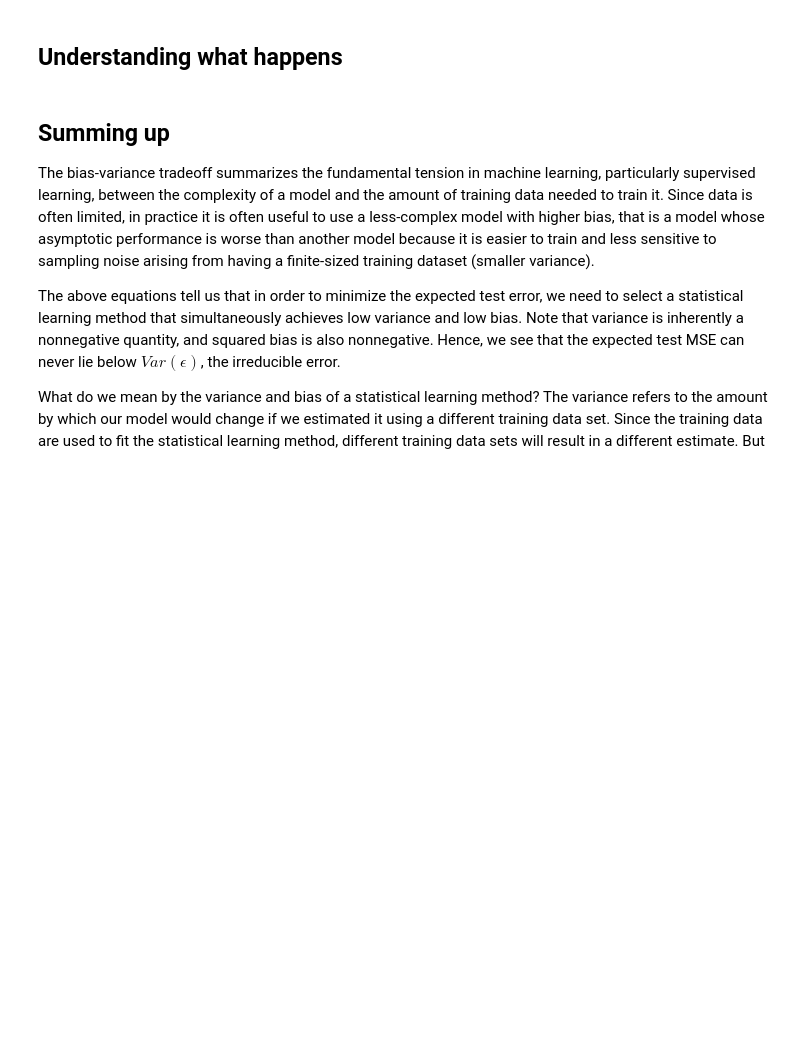
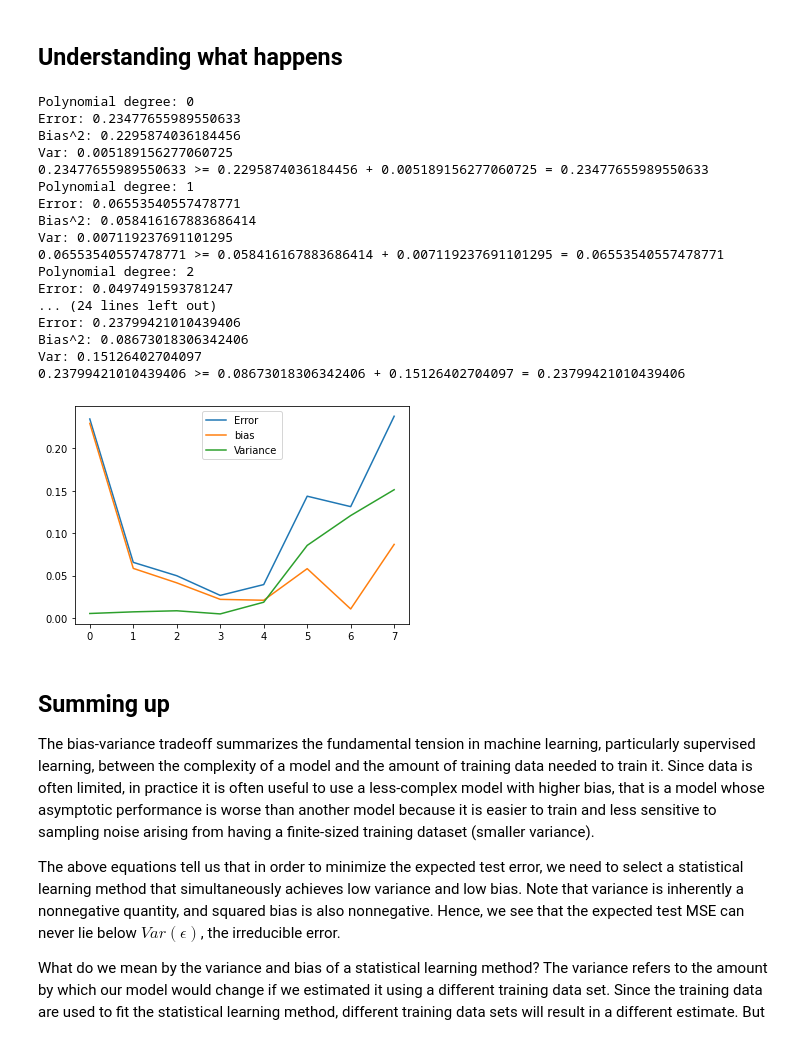
Before and after one commit to oystehbr/FYS-STK4155, a Jupyter notebook: jupyter/week37.ipynb, the cells around one changed output. Cells and saved outputs as stored; diff of their text form; code cells hidden in the pictures; blank space fills up the shorter version.

```diff
--- a/jupyter/week37.ipynb
+++ b/jupyter/week37.ipynb
@@ -1029,44 +1048,63 @@ from sklearn.model_selection import train_test_split
 from sklearn.pipeline import make_pipeline
 from sklearn.utils import resample
 
-np.random.seed(2018)
+#np.random.seed(4564)
 
 n = 40
 n_boostraps = 100
-maxdegree = 14
+maxdegree = 8
 
 
 # Make data set.
 x = np.linspace(-3, 3, n).reshape(-1, 1)
 y = np.exp(-x**2) + 1.5 * np.exp(-(x-2)**2)+ np.random.normal(0, 0.1, x.shape)
 error = np.zeros(maxdegree)
 bias = np.zeros(maxdegree)
 variance = np.zeros(maxdegree)
 polydegree = np.zeros(maxdegree)
 x_train, x_test, y_train, y_test = train_test_split(x, y, test_size=0.2)
 
 for degree in range(maxdegree):
     model = make_pipeline(PolynomialFeatures(degree=degree), LinearRegression(fit_intercept=False))
     y_pred = np.empty((y_test.shape[0], n_boostraps))
     for i in range(n_boostraps):
         x_, y_ = resample(x_train, y_train)
         y_pred[:, i] = model.fit(x_, y_).predict(x_test).ravel()
 
     polydegree[degree] = degree
     error[degree] = np.mean( np.mean((y_test - y_pred)**2, axis=1, keepdims=True) )
     bias[degree] = np.mean( (y_test - np.mean(y_pred, axis=1, keepdims=True))**2 )
     variance[degree] = np.mean( np.var(y_pred, axis=1, keepdims=True) )
     print('Polynomial degree:', degree)
     print('Error:', error[degree])
     print('Bias^2:', bias[degree])
     print('Var:', variance[degree])
     print('{} >= {} + {} = {}'.format(error[degree], bias[degree], variance[degree], bias[degree]+variance[degree]))
 
 plt.plot(polydegree, error, label='Error')
 plt.plot(polydegree, bias, label='bias')
 plt.plot(polydegree, variance, label='Variance')
 plt.legend()
 plt.show()
+# %% [output]
+Polynomial degree: 0
+Error: 0.23477655989550633
+Bias^2: 0.2295874036184456
+Var: 0.005189156277060725
+0.23477655989550633 >= 0.2295874036184456 + 0.005189156277060725 = 0.23477655989550633
+Polynomial degree: 1
+Error: 0.06553540557478771
+Bias^2: 0.058416167883686414
+Var: 0.007119237691101295
+0.06553540557478771 >= 0.058416167883686414 + 0.007119237691101295 = 0.06553540557478771
+Polynomial degree: 2
+Error: 0.0497491593781247
+... (24 lines left out)
+Error: 0.23799421010439406
+Bias^2: 0.08673018306342406
+Var: 0.15126402704097
+0.23799421010439406 >= 0.08673018306342406 + 0.15126402704097 = 0.23799421010439406
+[figure, added]
 # %% [markdown]
 <!-- !split  -->
 ## Summing up
```
Also changed, not shown: parts of 7 cells of this notebook, 6 other files.
